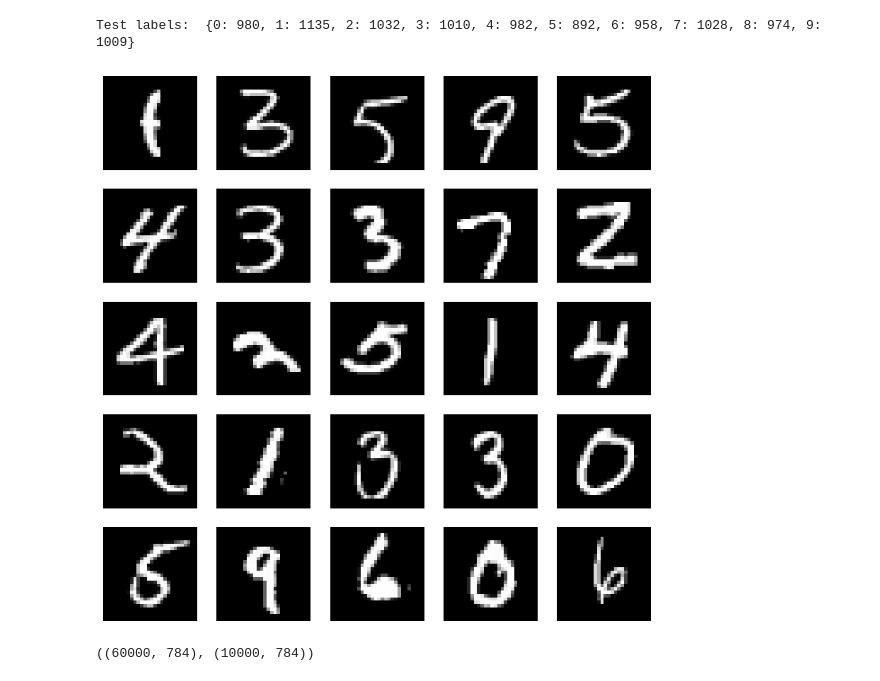
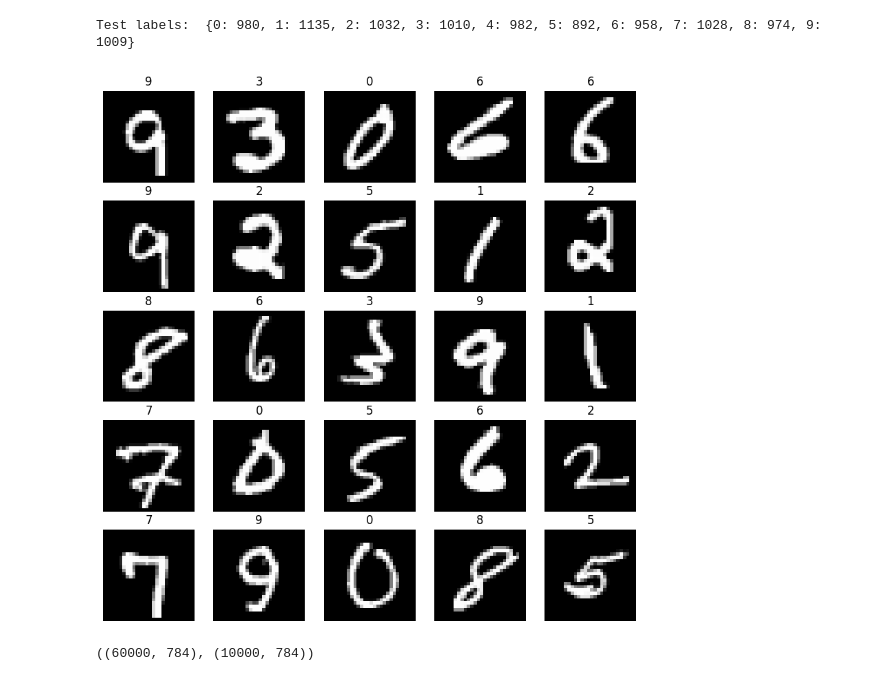
Before and after one commit to Mohamedh0/MNIST, a Jupyter notebook: MNIST.ipynb, the cells around one changed output. Drawn from its saved outputs; the diff is of its cells as text; code cells hidden in the pictures.

```diff
--- a/MNIST.ipynb
+++ b/MNIST.ipynb
@@ -33,16 +35,17 @@ Test labels:  {0: 980, 1: 1135, 2: 1032, 3: 1010, 4: 982, 5: 892, 6: 958, 7: 102
 # %%
 # Visualize 25 random samples from the training set
 indices = np.random.randint(0, x_train.shape[0], size=25)
 images = x_train[indices]
-
+labels = y_train[indices]
 plt.figure(figsize=(10, 10))
 for i in range(len(indices)):
     plt.subplot(5, 5, i + 1)
     plt.imshow(images[i], cmap='gray')
+    plt.title(labels[i])
     plt.axis('off')
 plt.show()
 # %% [output]
-[figure, old version]
+[figure, new version]
 # %%
 # convert to one-hot vector
 y_train=to_categorical(y_train)
```
Also changed, not shown: parts of 4 cells of this notebook.
